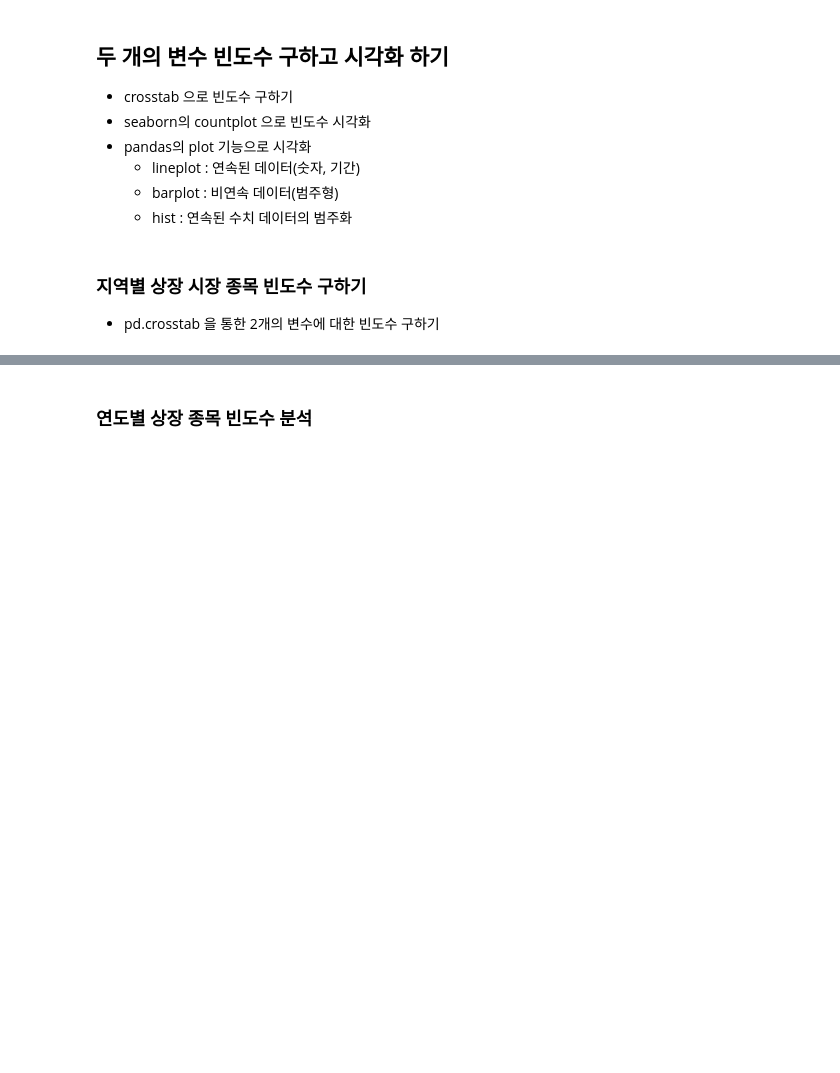
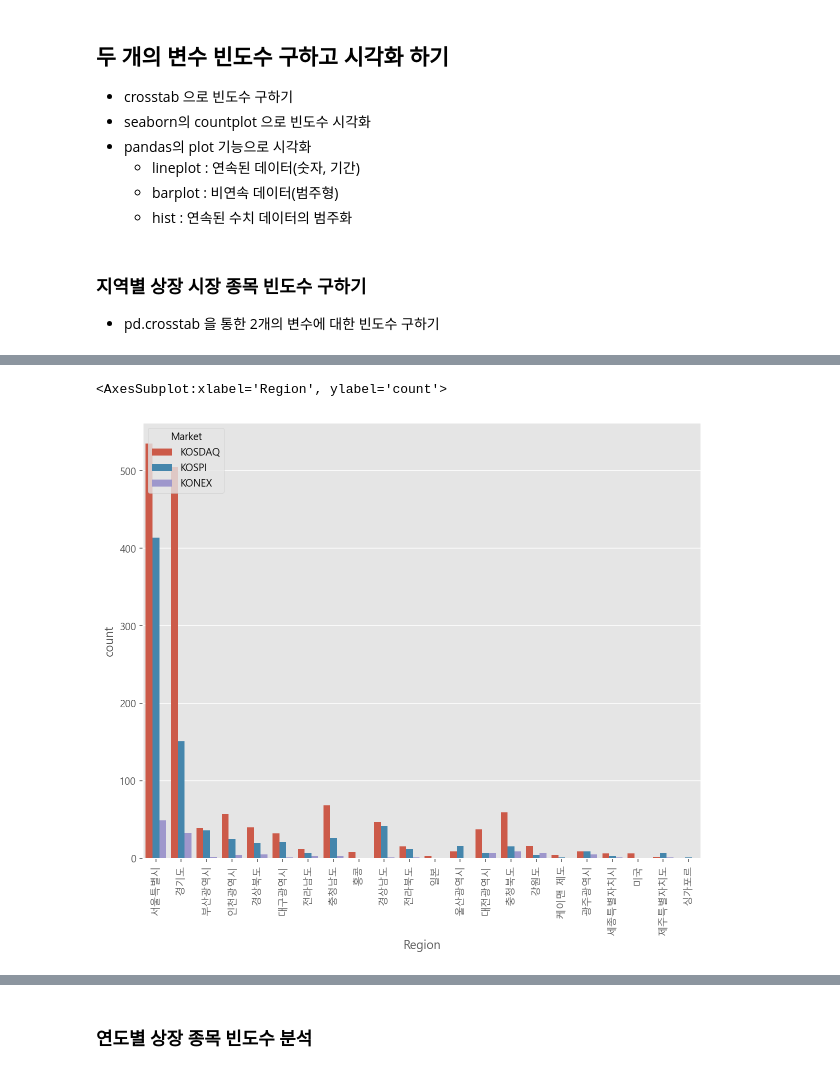
Before and after one commit to Bigdata92/finance-data-analysis-main, a Jupyter notebook: 2.2. KRX 전체 종목분석-input.ipynb, the cells around one changed output, grey strips where cells are left out. Drawn from its saved outputs; the diff is of its cells as text; code cells hidden in the pictures; blank space fills up the shorter version.

```diff
--- a/2.2. KRX 전체 종목분석-input.ipynb
+++ b/2.2. KRX 전체 종목분석-input.ipynb
@@ -742,2 +751,8 @@ Text(0.5, 1.0, '지역별 상장종목 수')
 # %%
 # countplot : Market 과 Region 으로 빈도수 시각화 하기
+plt.figure(figsize=(10,8))
+plt.xticks(rotation=90)
+sns.countplot(data=df, x="Region", hue="Market")
+# %% [output]
+<AxesSubplot:xlabel='Region', ylabel='count'>
+[figure, added]
```
Also changed, not shown: parts of 11 cells of this notebook.
